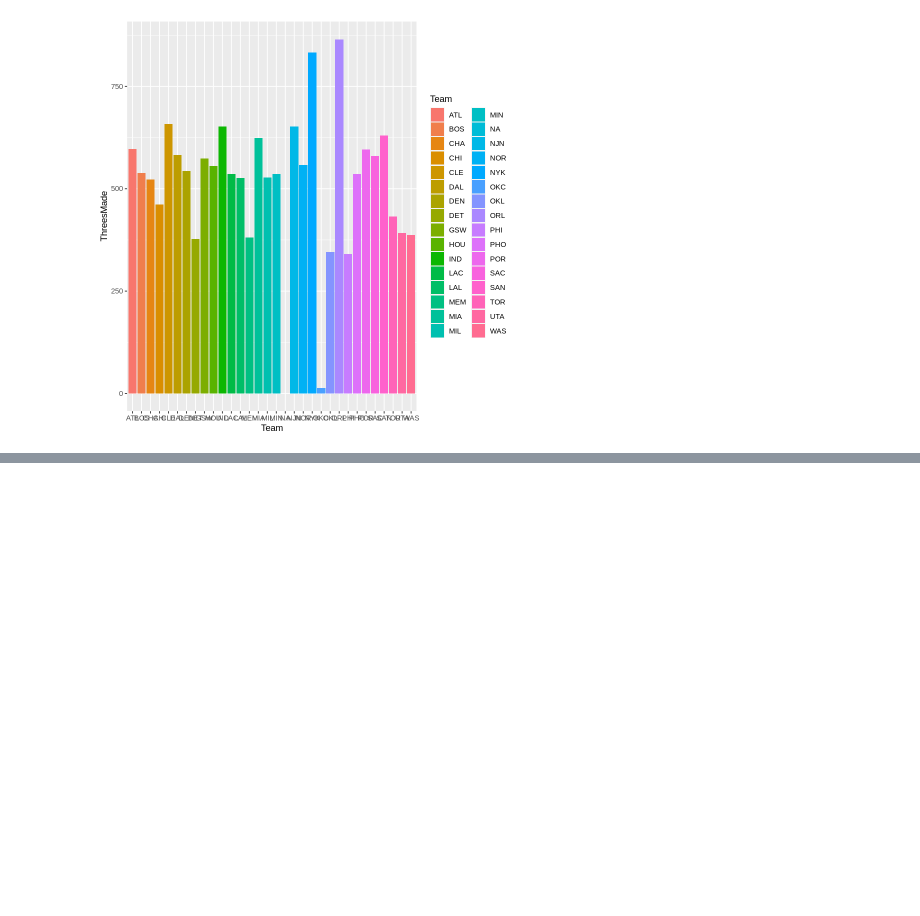
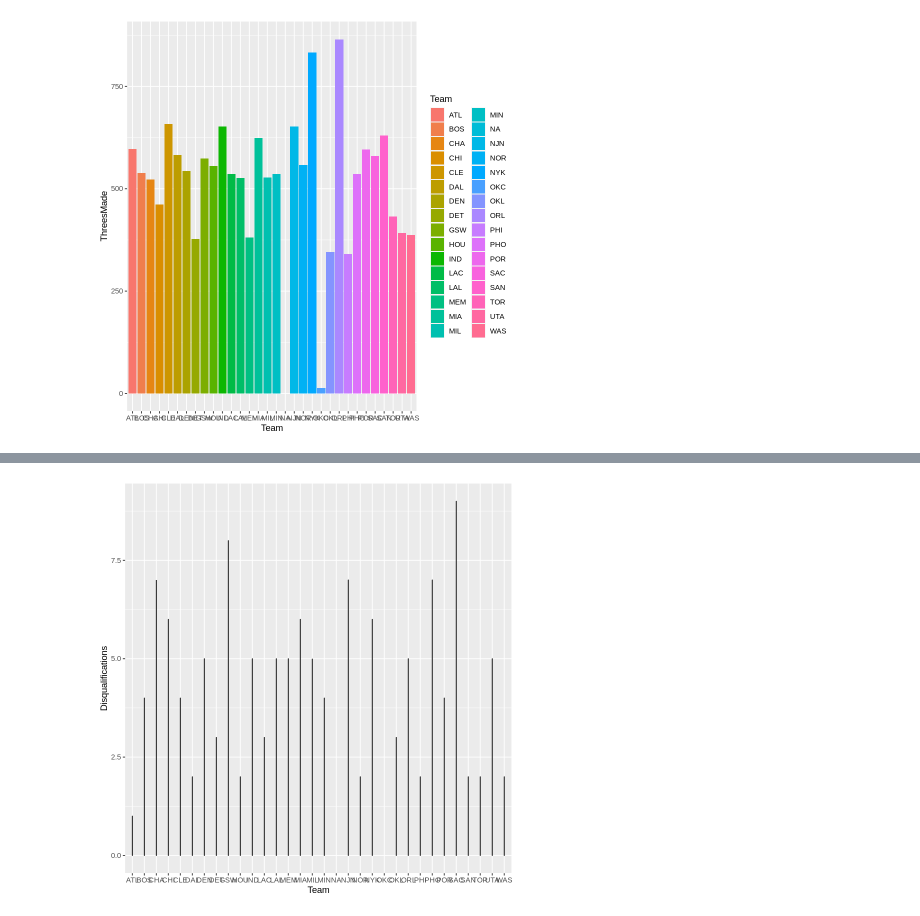
Before and after one commit to mia-netizen/bigdata, a Jupyter notebook: 0420期中考.ipynb, the cells around one changed output, grey strips where cells are left out. Drawn from its saved outputs; the diff is of its cells as text; code cells hidden in the pictures; blank space fills up the shorter version.

```diff
--- a/0420期中考.ipynb
+++ b/0420期中考.ipynb
@@ -187 +193,6 @@ ggplot(data=NBA0809,aes(x=FieldGoalsMade,y=Team))+geom_line()
+# %%
+#利用線圖比較NBA0809的隊伍中被取消資格的比例
+ggplot(data=NBA0809,aes(x=Team,y=Disqualifications))+geom_line()
+# %% [output]
+[figure, added]
 # %%
```
Also changed, not shown: parts of 5 cells of this notebook.
